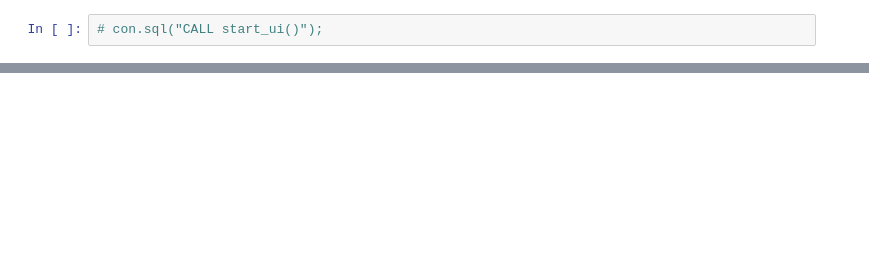
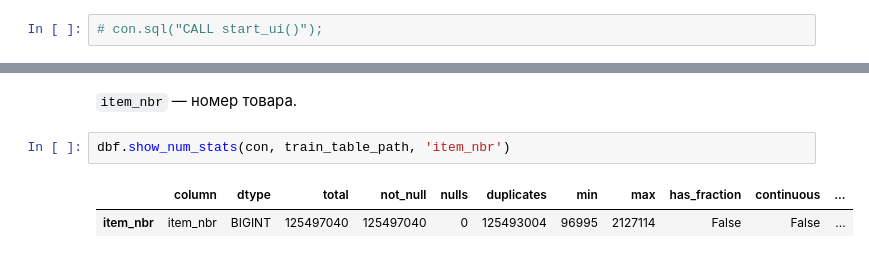
Before and after one commit to EHoTuK1/ml-favorita-forecasting, a Jupyter notebook: notebooks/0_pre_analysis.ipynb, the cells around one changed output, grey strips where cells are left out. Cells and saved outputs as stored; diff of their text form; blank space fills up the shorter version.

```diff
--- a/notebooks/0_pre_analysis.ipynb
+++ b/notebooks/0_pre_analysis.ipynb
@@ -40,0 +72,7 @@ dbf.show_num_stats(con, "'data/landing/stores.csv'", "store_nbr")
+# %% [markdown]
+`item_nbr` — номер товара.
+# %%
+dbf.show_num_stats(con, train_table_path, 'item_nbr')
+# %% [output]
+|  | column | dtype | total | not_null | nulls | duplicates | min | max | has_fraction | continuous | ... |
+| item_nbr | item_nbr | BIGINT | 125497040 | 125497040 | 0 | 125493004 | 96995 | 2127114 | False | False | ... |
```
Also changed, not shown: parts of 109 cells of this notebook, 1 other file.
